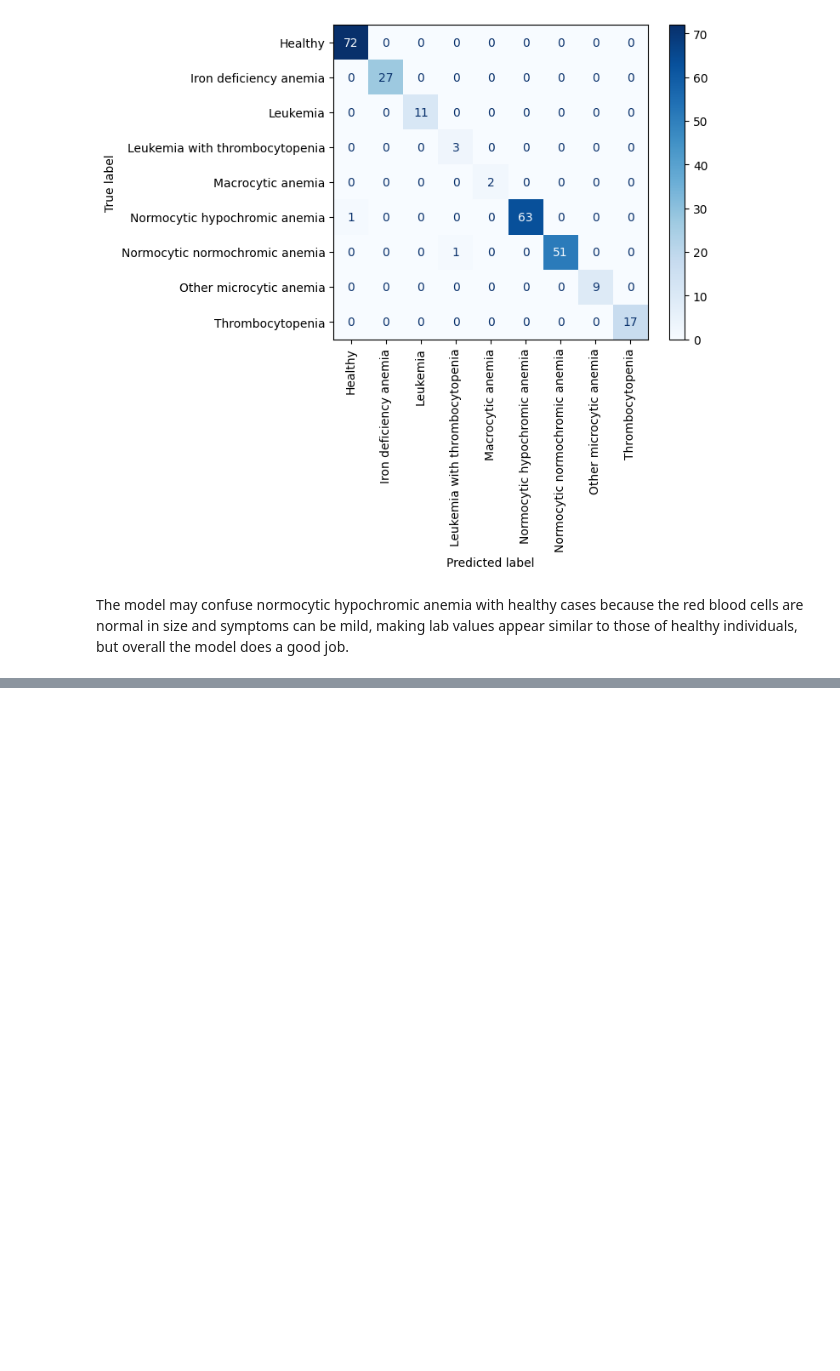
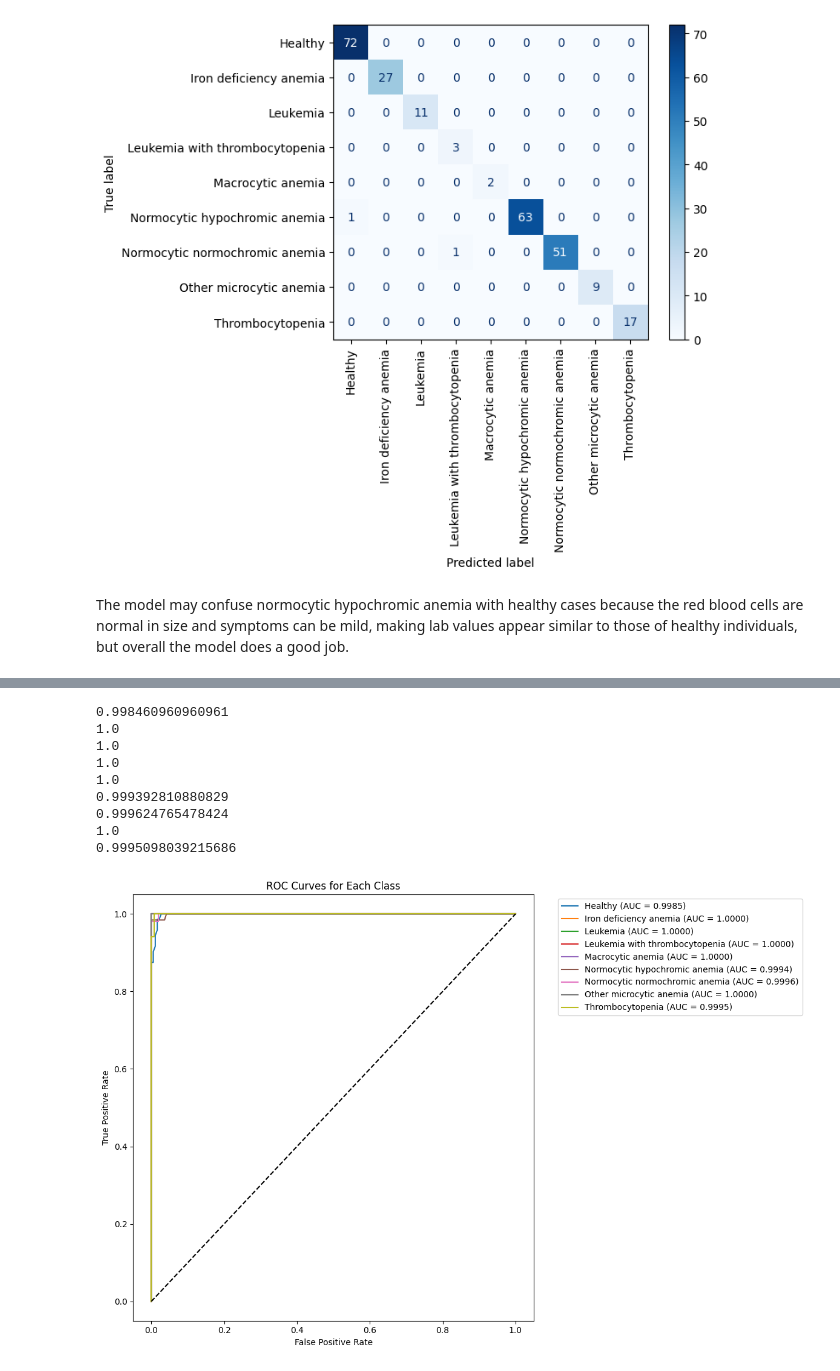
Before and after one commit to davidtabor0/Anemia_Classification, a Jupyter notebook: Anemia_Notebook.ipynb, the cells around one changed output, grey strips where cells are left out. Cells and saved outputs as stored; diff of their text form; code cells hidden in the pictures; blank space fills up the shorter version.

```diff
--- a/Anemia_Notebook.ipynb
+++ b/Anemia_Notebook.ipynb
@@ -317,0 +369,34 @@ Random Forest Accuracy: 0.9844
+# %%
+# ROC Curves
+from sklearn.preprocessing import label_binarize
+from sklearn.metrics import roc_curve, auc
+
+# Binarize the output for ROC curve
+y_test_bin = label_binarize(y_test, classes=range(len(le.classes_)))
+
+# Plot ROC curves for each class
+plt.figure(figsize=(12, 8))
+for i in range(len(le.classes_)):
+    fpr, tpr, _ = roc_curve(y_test_bin[:, i], rf_probabilities[:, i])
+    roc_auc = auc(fpr, tpr)
+    print(roc_auc)
+    plt.plot(fpr, tpr, label=f'{le.classes_[i]} (AUC = {roc_auc:.4f})')
+
+plt.plot([0, 1], [0, 1], 'k--')
+plt.xlabel('False Positive Rate')
+plt.ylabel('True Positive Rate')
+plt.title('ROC Curves for Each Class')
+plt.legend(bbox_to_anchor=(1.05, 1), loc='upper left')
+plt.tight_layout()
+plt.show()
+# %% [output]
+0.998460960960961
+1.0
+1.0
+1.0
+1.0
+0.999392810880829
+0.999624765478424
+1.0
+0.9995098039215686
+[figure, added]
```
Also changed, not shown: parts of 8 cells of this notebook.
